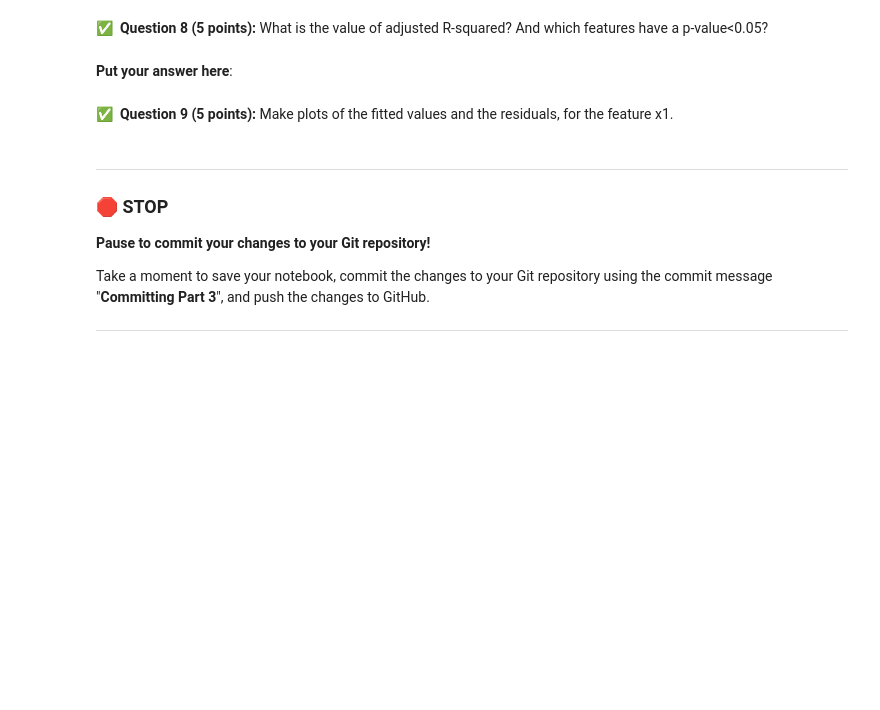
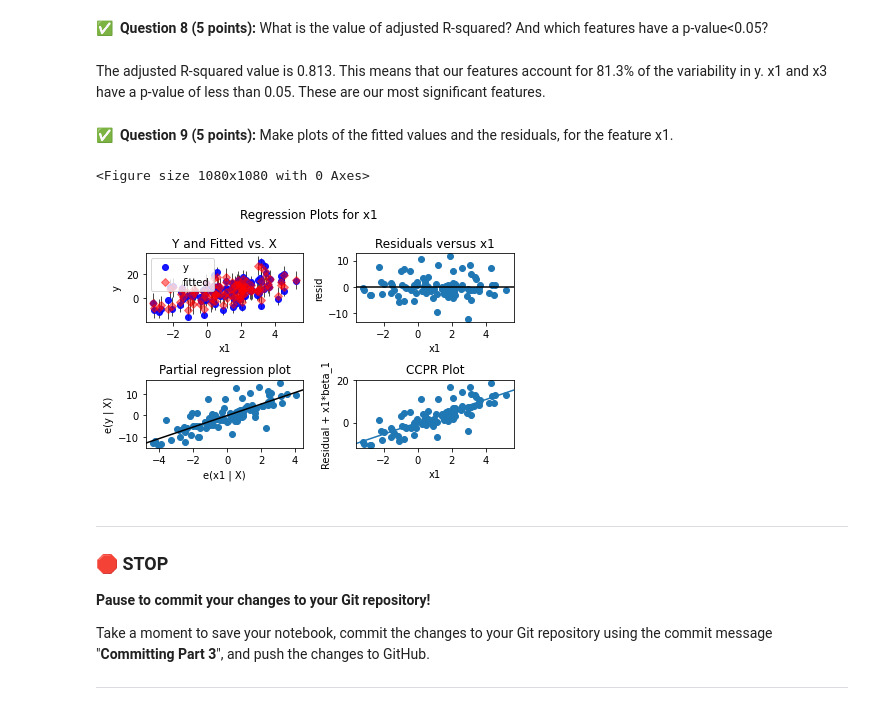
Before and after one commit to barnbyje/cmse202-s22-turnin, a Jupyter notebook: final/CMSE202-Final-Section-001-STUDENT.ipynb, the cells around one changed output. Cells and saved outputs as stored; diff of their text form; code cells hidden in the pictures; blank space fills up the shorter version.

```diff
--- a/final/CMSE202-Final-Section-001-STUDENT.ipynb
+++ b/final/CMSE202-Final-Section-001-STUDENT.ipynb
@@ -215,12 +200,9 @@ Note: you need to add the constant term before building the regression model.
 # Put your code here:
 import statsmodels.api as sm
 
-features = data.iloc[:,0:3]
-labels = data.iloc[:,3]
+features = data[['x1','x2','x3']]
+labels = data['y']
+
 features_with_constant = sm.add_constant(features)
 
-train_vectors, test_vectors, train_labels, test_labels = train_test_split(features, labels, test_size=0.25, random_state=0)
-
-
-model = sm.OLS(train_labels, features_with_constant).fit()
-results= model.fit()
+model = sm.OLS(labels, features_with_constant).fit()
@@ -236,11 +232,17 @@ NameError: name 'results' is not defined
 # %% [markdown]
 &#9989;&nbsp; **Question 8 (5 points):** What is the value of adjusted R-squared? And which features have a p-value<0.05?
-# %% [markdown]
-**Put your answer here**:
+# %% [markdown]
+The adjusted R-squared value is 0.813. This means that our features account for 81.3% of the variability in y. x1 and x3 have a p-value of less than 0.05. These are our most significant features.
 # %% [markdown]
 &#9989;&nbsp; **Question 9 (5 points):** Make plots of the fitted values and the residuals, for the feature x1.
 # %%
 # Put your code here:
+plt.figure(figsize=(15,15))
+sm.graphics.plot_regress_exog(model,'x1')
+plt.tight_layout()
+# %% [output]
+<Figure size 1080x1080 with 0 Axes>
+[figure, added]
 # %% [markdown]
 ---
 ### &#128721; STOP
```
Also changed, not shown: parts of 7 cells of this notebook.
